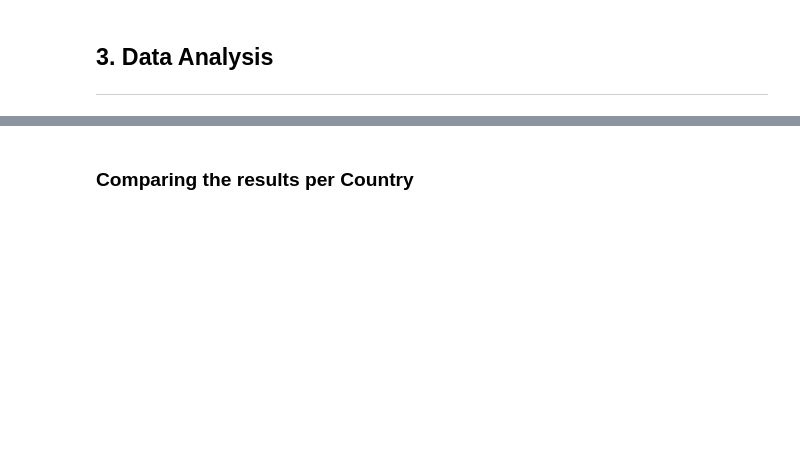
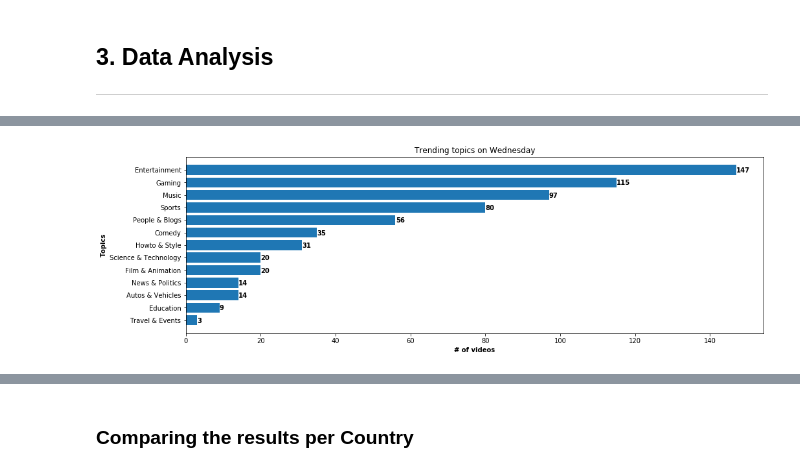
Before and after one commit to germarr/youtube_research, a Jupyter notebook: research_V1.ipynb, the cells around one changed output, grey strips where cells are left out. Saved outputs shown, nothing was run; the diff lists cells and outputs as text; code cells hidden in the pictures; blank space fills up the shorter version.

Commit message:
Adjusting the Visualizations

```diff
--- a/research_V1.ipynb
+++ b/research_V1.ipynb
@@ -292,0 +248,19 @@ category_title
+# %%
+#To plot the Country change the "this_country" variable to the wanted country
+df45 = cf.daily_file_from(["AR","BR","CA","CL","CO","ES","MX","US"], type_of_file="merged")
+topics= df45.pivot_table(index=["category_title"], aggfunc="size").reset_index().sort_values(by=0, ascending=True).set_index("category_title").rename(columns={0: "height"})
+
+plt.figure(figsize=(16,5))
+plt.barh(topics.index, topics["height"])
+plt.xticks(rotation = 0)
+
+for index, value in enumerate(topics["height"]):
+    plt.text(value + 0.05, index-0.2, str(value), fontweight='bold')
+
+# Adding Xticks
+plt.xlabel('# of videos', fontweight ='bold')
+plt.ylabel('Topics', fontweight ='bold')
+plt.title(f"Trending topics on {datetime.now().strftime('%A')}")
+plt.show()
+# %% [output]
+[figure, added]
```
Also changed, not shown: parts of 36 cells of this notebook.
